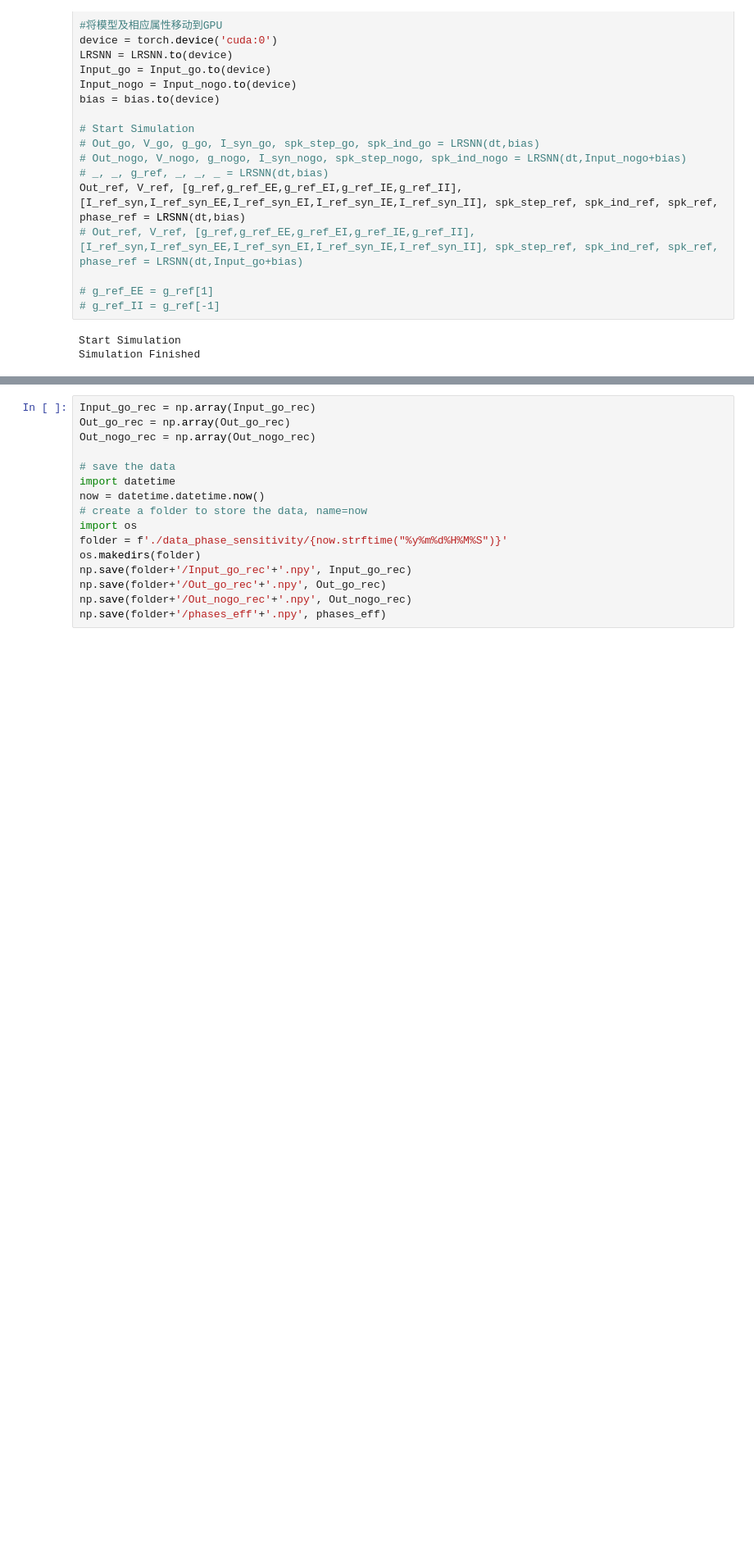
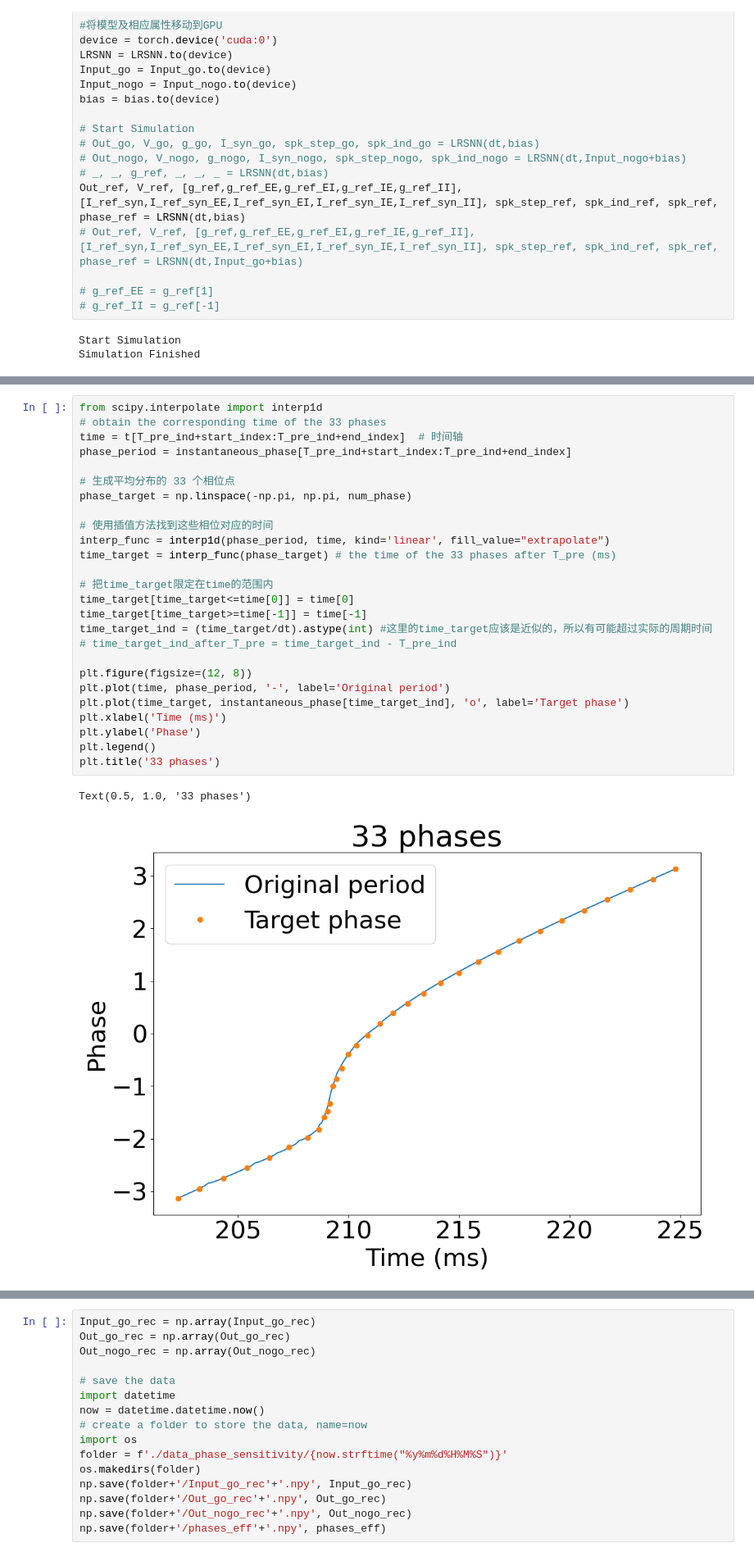
Before and after one commit to LiBinUtokyo/LowRank_ModifiedTheta_SNN, a Jupyter notebook: PYTHON/phase_sensitivity.ipynb, the cells around one changed output, grey strips where cells are left out. Shown at 82% size. Drawn from its saved outputs; the diff is of its cells as text; blank space fills up the shorter version.

```diff
--- a/PYTHON/phase_sensitivity.ipynb
+++ b/PYTHON/phase_sensitivity.ipynb
@@ -319,3 +340,32 @@ phases_eff_times = phases_eff_ind*dt # the time of the effective phases after T_
+# %%
+from scipy.interpolate import interp1d
+# obtain the corresponding time of the 33 phases
+time = t[T_pre_ind+start_index:T_pre_ind+end_index]  # 时间轴
+phase_period = instantaneous_phase[T_pre_ind+start_index:T_pre_ind+end_index]
+
+# 生成平均分布的 33 个相位点
+phase_target = np.linspace(-np.pi, np.pi, num_phase)
+
+# 使用插值方法找到这些相位对应的时间
+interp_func = interp1d(phase_period, time, kind='linear', fill_value="extrapolate")
+time_target = interp_func(phase_target) # the time of the 33 phases after T_pre (ms)
+
+# 把time_target限定在time的范围内
+time_target[time_target<=time[0]] = time[0]
+time_target[time_target>=time[-1]] = time[-1]
+time_target_ind = (time_target/dt).astype(int) #这里的time_target应该是近似的，所以有可能超过实际的周期时间
+# time_target_ind_after_T_pre = time_target_ind - T_pre_ind
+
+plt.figure(figsize=(12, 8))
+plt.plot(time, phase_period, '-', label='Original period')
+plt.plot(time_target, instantaneous_phase[time_target_ind], 'o', label='Target phase')
+plt.xlabel('Time (ms)')
+plt.ylabel('Phase')
+plt.legend()
+plt.title('33 phases')
+# %% [output]
+Text(0.5, 1.0, '33 phases')
+[figure, added]
 # %%
 #simulation: get the reaction time for different phases
 
```
Also changed, not shown: parts of 16 cells of this notebook, 2 other files.
